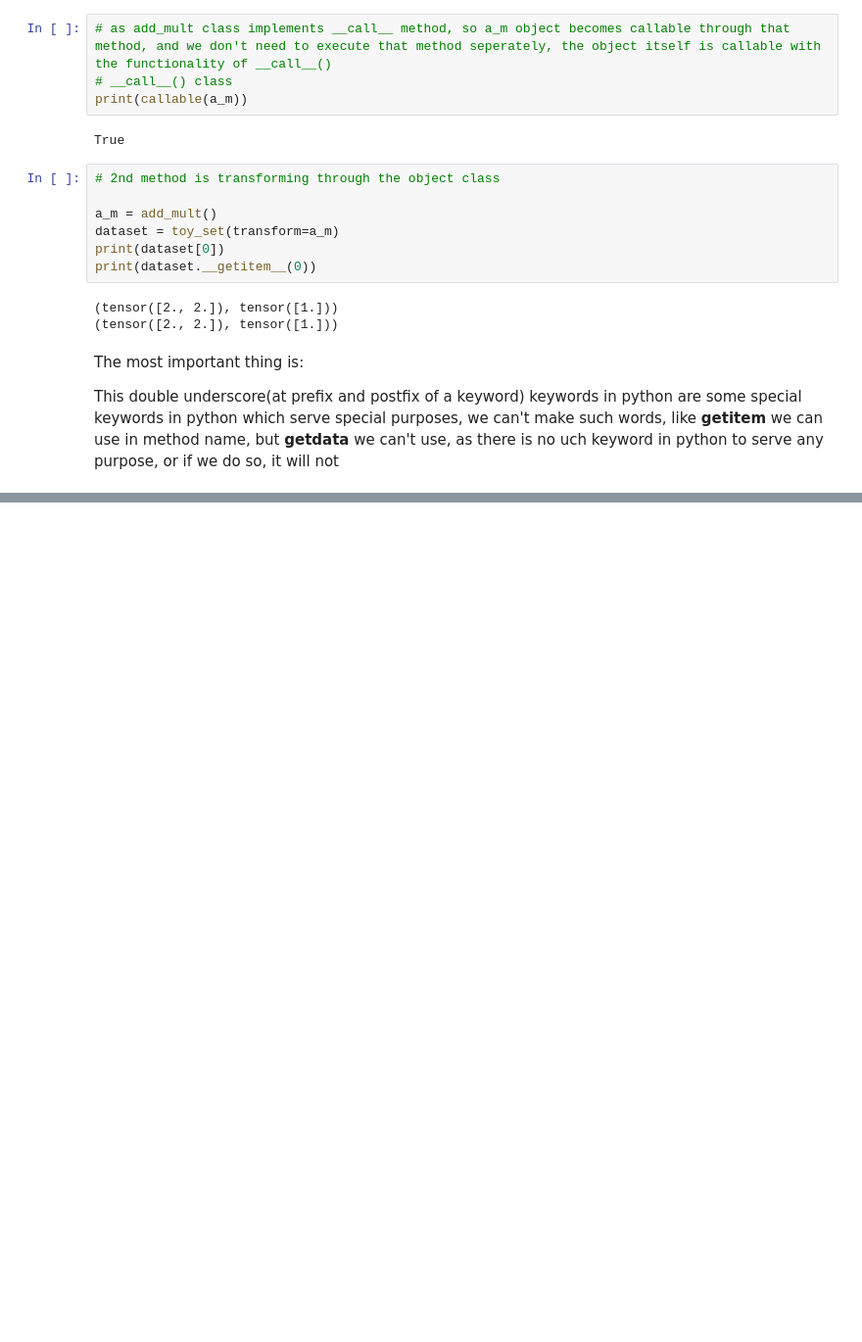
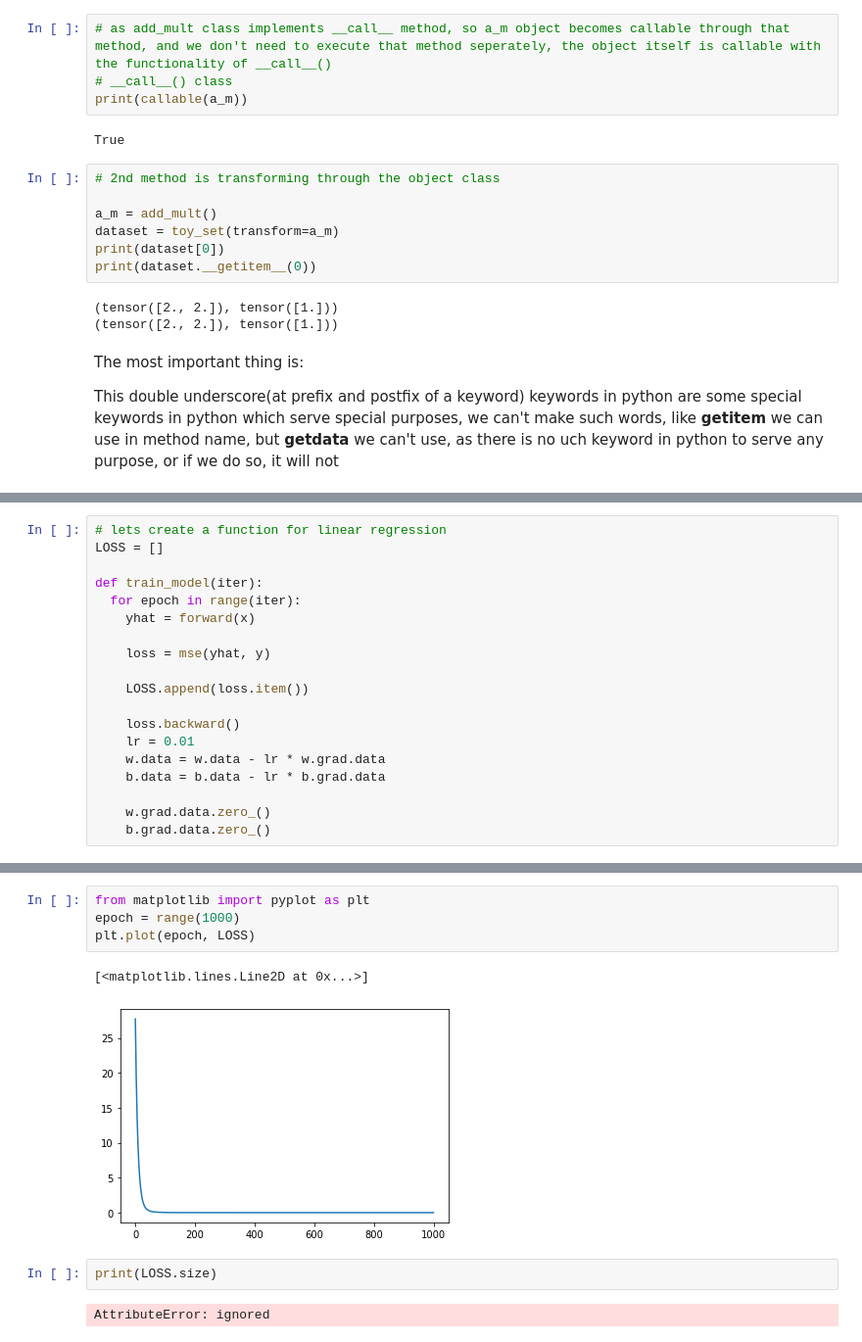
Before and after one commit to sayan0506/Deep-Neural-Network-with-Pytorch-, a Jupyter notebook: Pytorch_practice_materials.ipynb, the cells around one changed output, grey strips where cells are left out. Shown at 98% size. Saved outputs shown, nothing was run; the diff lists cells and outputs as text; blank space fills up the shorter version.

```diff
--- a/Pytorch_practice_materials.ipynb
+++ b/Pytorch_practice_materials.ipynb
@@ -284,0 +574,19 @@ This double underscore(at prefix and postfix of a keyword) keywords in python ar
+# %%
+# lets create a function for linear regression
+LOSS = []
+
+def train_model(iter):
+  for epoch in range(iter):
+    yhat = forward(x)
+
+    loss = mse(yhat, y)
+
+    LOSS.append(loss.item())
+
+    loss.backward()
+    lr = 0.01
+    w.data = w.data - lr * w.grad.data
+    b.data = b.data - lr * b.grad.data
+
+    w.grad.data.zero_()
+    b.grad.data.zero_()
@@ -284,0 +610,11 @@ This double underscore(at prefix and postfix of a keyword) keywords in python ar
+# %%
+from matplotlib import pyplot as plt
+epoch = range(1000)
+plt.plot(epoch, LOSS)
+# %% [output]
+[<matplotlib.lines.Line2D at 0x...>]
+[figure, added]
+# %%
+print(LOSS.size)
+# %% [output]
+AttributeError: ignored
```
Also changed, not shown: parts of 53 cells of this notebook.
